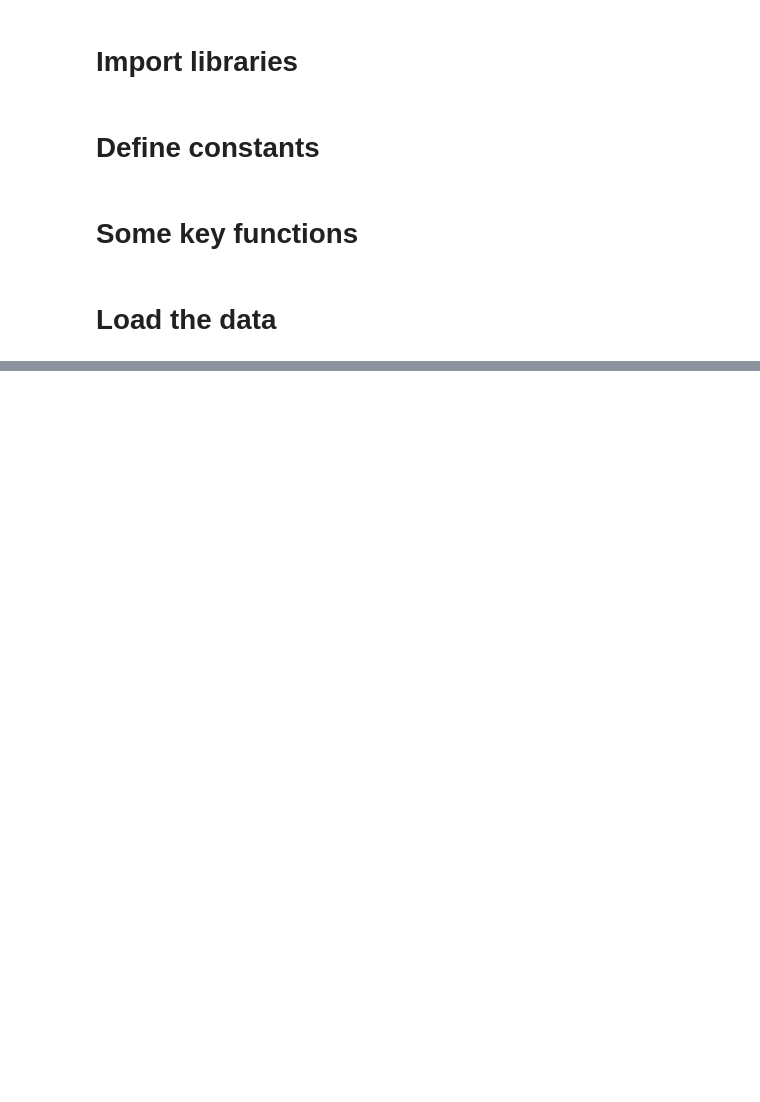
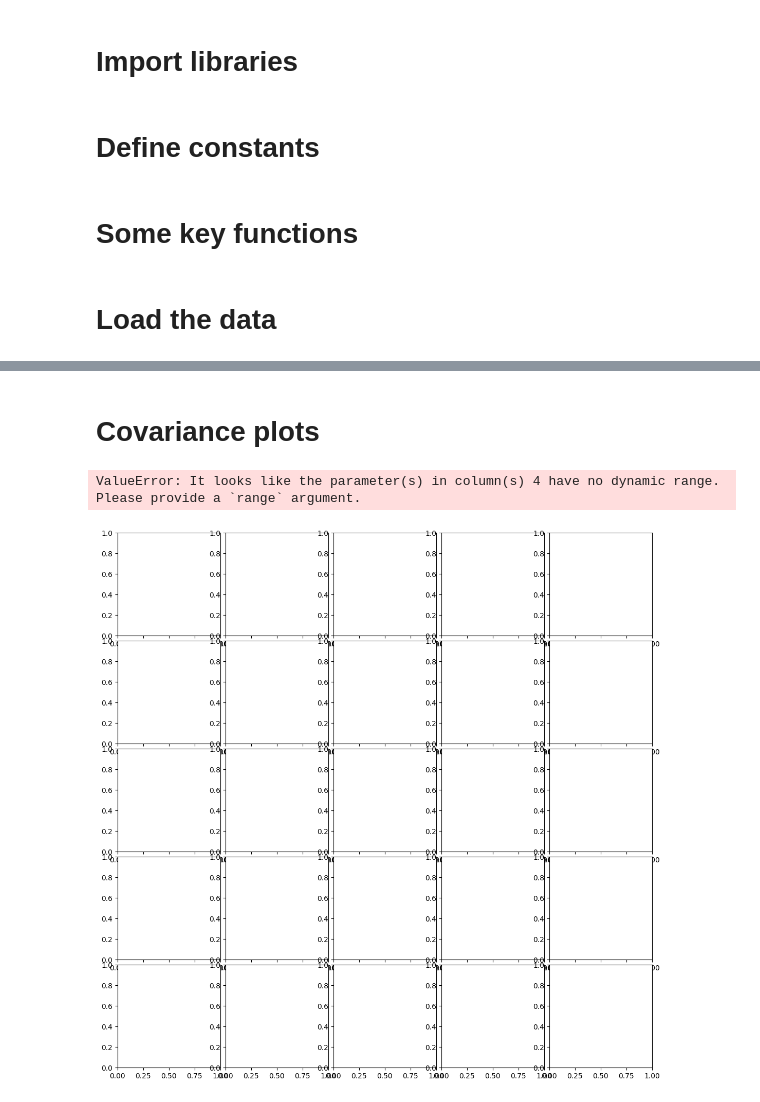
Before and after one commit to LightningMinion/Supernova-Cosmology, a Jupyter notebook: extension-code.ipynb, the cells around one changed output, grey strips where cells are left out. Saved outputs shown, nothing was run; the diff lists cells and outputs as text; code cells hidden in the pictures; blank space fills up the shorter version.

```diff
--- a/extension-code.ipynb
+++ b/extension-code.ipynb
@@ -59,0 +129,10 @@ sn_z, sn_mag, sn_mag_err = np.loadtxt("sn_data.txt", usecols=(1,2,3), unpack = T
+# %% [markdown]
+# Covariance plots
+# %%
+
+fig = corner.corner(
+    flat_samples, labels = labels
+)
+# %% [output]
+ValueError: It looks like the parameter(s) in column(s) 4 have no dynamic range. Please provide a `range` argument.
+[figure, added]
```
Also changed, not shown: parts of 11 cells of this notebook, 2 other files.
